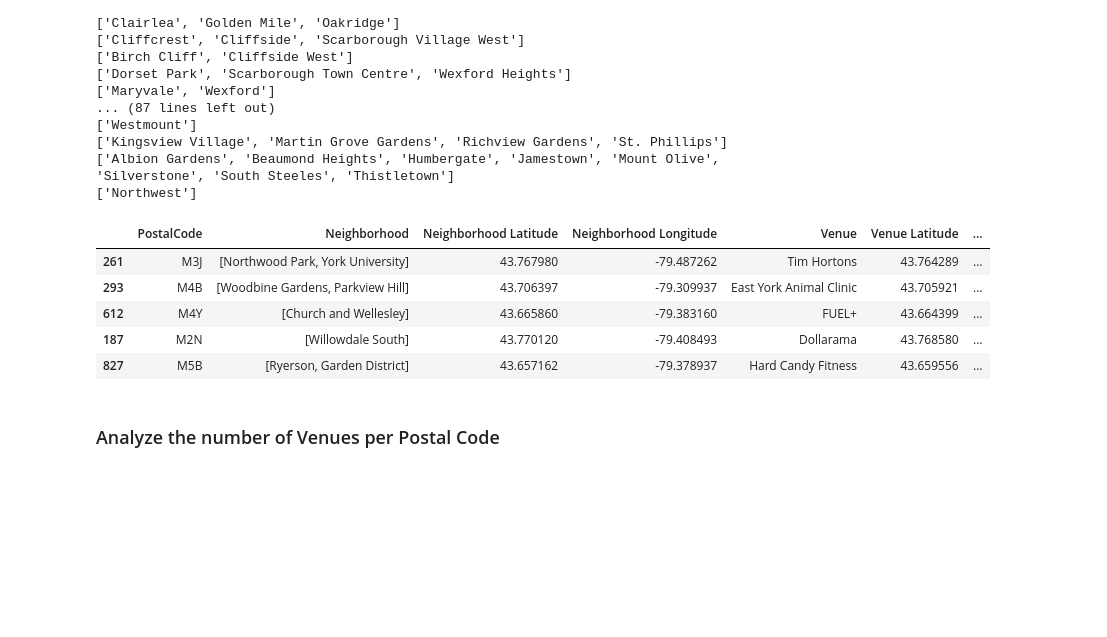
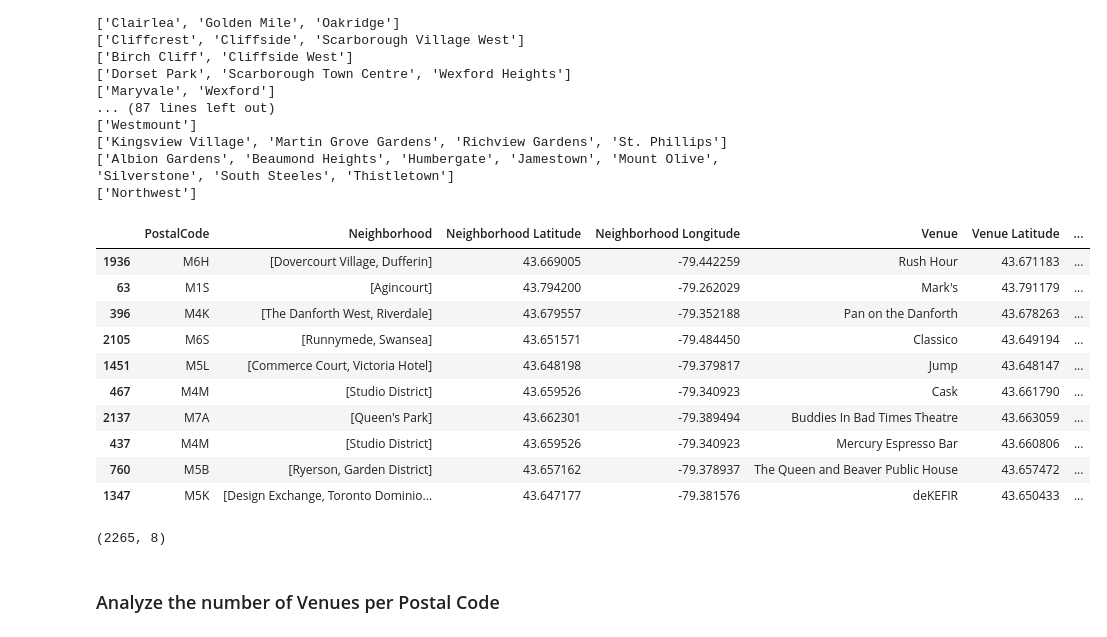
Before and after one commit to jboyce95/Coursera_Capstone_Wk3_Toronto, a Jupyter notebook: Coursera_Capstone_Toronto_SEND_p3.ipynb, the cells around one changed output. Cells and saved outputs as stored; diff of their text form; code cells hidden in the pictures; blank space fills up the shorter version.

```diff
--- a/Coursera_Capstone_Toronto_SEND_p3.ipynb
+++ b/Coursera_Capstone_Toronto_SEND_p3.ipynb
@@ -301,11 +305,16 @@ toronto_venues = getNearbyVenues(postalcodes=df_combined['PostalCode'],
 ['Albion Gardens', 'Beaumond Heights', 'Humbergate', 'Jamestown', 'Mount Olive', 'Silverstone', 'South Steeles', 'Thistletown']
 ['Northwest']
 # %%
-toronto_venues.sample(5)
+toronto_venues.sample(10)
 # %% [output]
 |  | PostalCode | Neighborhood | Neighborhood Latitude | Neighborhood Longitude | Venue | Venue Latitude | ... |
-| 261 | M3J | [Northwood Park, York University] | 43.767980 | -79.487262 | Tim Hortons | 43.764289 | ... |
-| 293 | M4B | [Woodbine Gardens, Parkview Hill] | 43.706397 | -79.309937 | East York Animal Clinic | 43.705921 | ... |
-| 612 | M4Y | [Church and Wellesley] | 43.665860 | -79.383160 | FUEL+ | 43.664399 | ... |
-| 187 | M2N | [Willowdale South] | 43.770120 | -79.408493 | Dollarama | 43.768580 | ... |
-| 827 | M5B | [Ryerson, Garden District] | 43.657162 | -79.378937 | Hard Candy Fitness | 43.659556 | ... |
+| 1936 | M6H | [Dovercourt Village, Dufferin] | 43.669005 | -79.442259 | Rush Hour | 43.671183 | ... |
+| 63 | M1S | [Agincourt] | 43.794200 | -79.262029 | Mark's | 43.791179 | ... |
+| 396 | M4K | [The Danforth West, Riverdale] | 43.679557 | -79.352188 | Pan on the Danforth | 43.678263 | ... |
+| 2105 | M6S | [Runnymede, Swansea] | 43.651571 | -79.484450 | Classico | 43.649194 | ... |
+| 1451 | M5L | [Commerce Court, Victoria Hotel] | 43.648198 | -79.379817 | Jump | 43.648147 | ... |
+| 467 | M4M | [Studio District] | 43.659526 | -79.340923 | Cask | 43.661790 | ... |
+| 2137 | M7A | [Queen's Park] | 43.662301 | -79.389494 | Buddies In Bad Times Theatre | 43.663059 | ... |
+| 437 | M4M | [Studio District] | 43.659526 | -79.340923 | Mercury Espresso Bar | 43.660806 | ... |
+| 760 | M5B | [Ryerson, Garden District] | 43.657162 | -79.378937 | The Queen and Beaver Public House | 43.657472 | ... |
+| 1347 | M5K | [Design Exchange, Toronto Dominio... | 43.647177 | -79.381576 | deKEFIR | 43.650433 | ... |
@@ -312,2 +324,6 @@ toronto_venues.sample(5)
+# %%
+toronto_venues.shape
+# %% [output]
+(2265, 8)
 # %% [markdown]
 ### Analyze the number of Venues per Postal Code
```
Also changed, not shown: parts of 21 cells of this notebook.
